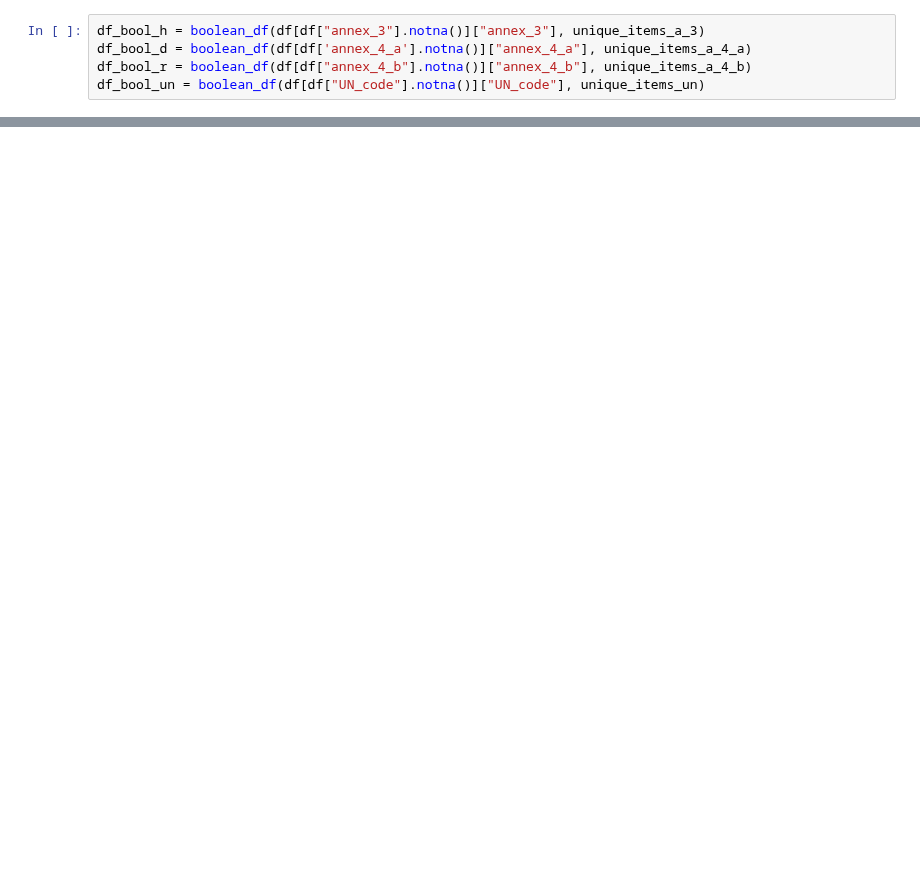
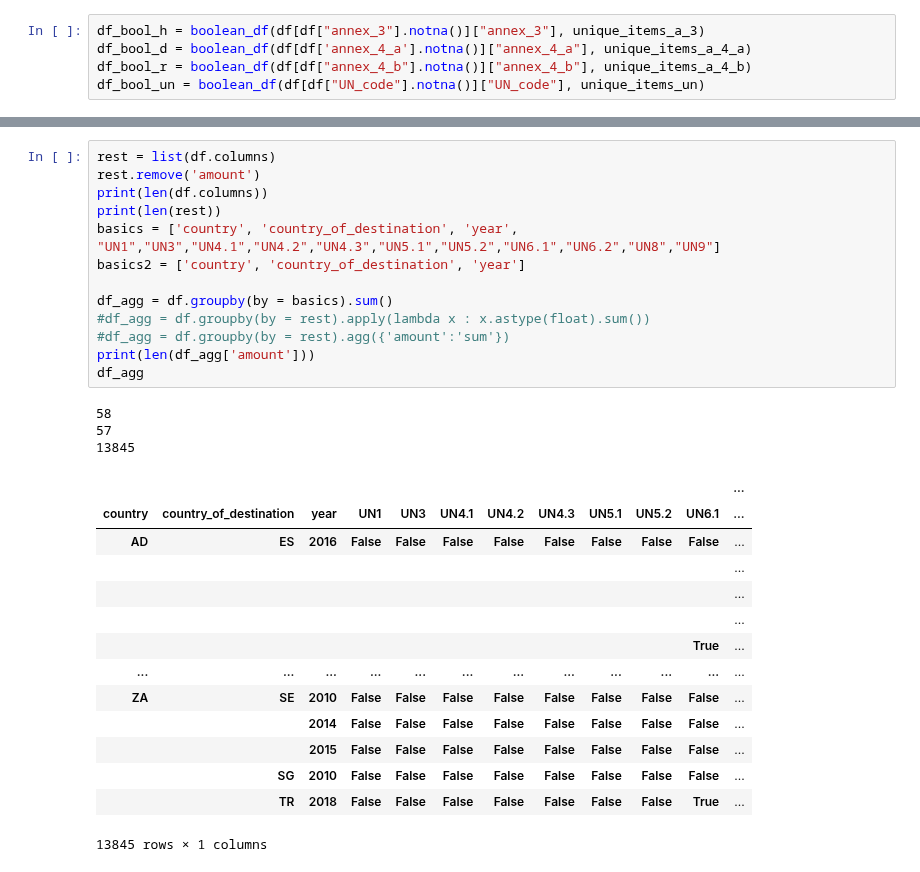
Before and after one commit to jstet/Basel_Convention_Scraper, a Jupyter notebook: data_processing/processing.ipynb, the cells around one changed output, grey strips where cells are left out. Cells and saved outputs as stored; diff of their text form; blank space fills up the shorter version.

```diff
--- a/data_processing/processing.ipynb
+++ b/data_processing/processing.ipynb
@@ -379,0 +319,31 @@ df.tail()
+# %%
+rest = list(df.columns)
+rest.remove('amount')
+print(len(df.columns))
+print(len(rest))
+basics = ['country', 'country_of_destination', 'year', "UN1","UN3","UN4.1","UN4.2","UN4.3","UN5.1","UN5.2","UN6.1","UN6.2","UN8","UN9"]
+basics2 = ['country', 'country_of_destination', 'year']
+
+df_agg = df.groupby(by = basics).sum()
+#df_agg = df.groupby(by = rest).apply(lambda x : x.astype(float).sum())
+#df_agg = df.groupby(by = rest).agg({'amount':'sum'})
+print(len(df_agg['amount']))
+df_agg
+# %% [output]
+58
+57
+13845
+|  |  |  |  |  |  |  |  |  |  |  | ... |
+| country | country_of_destination | year | UN1 | UN3 | UN4.1 | UN4.2 | UN4.3 | UN5.1 | UN5.2 | UN6.1 | ... |
+| AD | ES | 2016 | False | False | False | False | False | False | False | False | ... |
+|  |  |  |  |  |  |  |  |  |  |  | ... |
+|  |  |  |  |  |  |  |  |  |  |  | ... |
+|  |  |  |  |  |  |  |  |  |  |  | ... |
+|  |  |  |  |  |  |  |  |  |  | True | ... |
+| ... | ... | ... | ... | ... | ... | ... | ... | ... | ... | ... | ... |
+| ZA | SE | 2010 | False | False | False | False | False | False | False | False | ... |
+|  |  | 2014 | False | False | False | False | False | False | False | False | ... |
+|  |  | 2015 | False | False | False | False | False | False | False | False | ... |
+|  | SG | 2010 | False | False | False | False | False | False | False | False | ... |
+|  | TR | 2018 | False | False | False | False | False | False | False | True | ... |
+13845 rows × 1 columns
```
Also changed, not shown: parts of 12 cells of this notebook, 2 other files.
